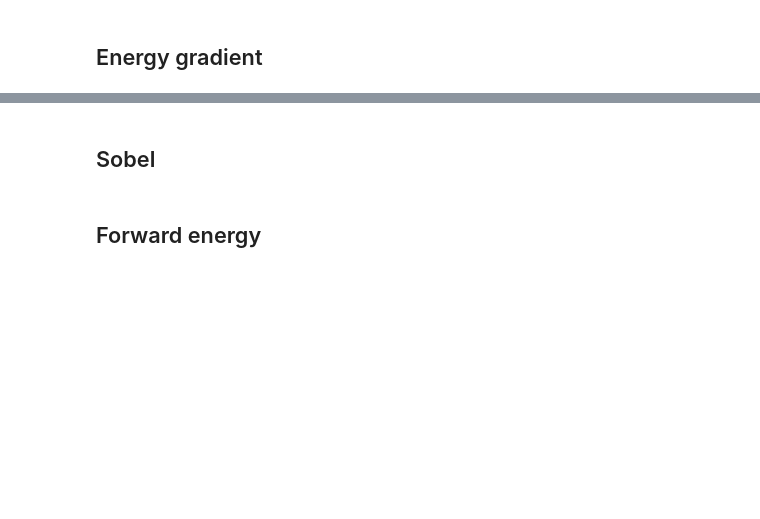
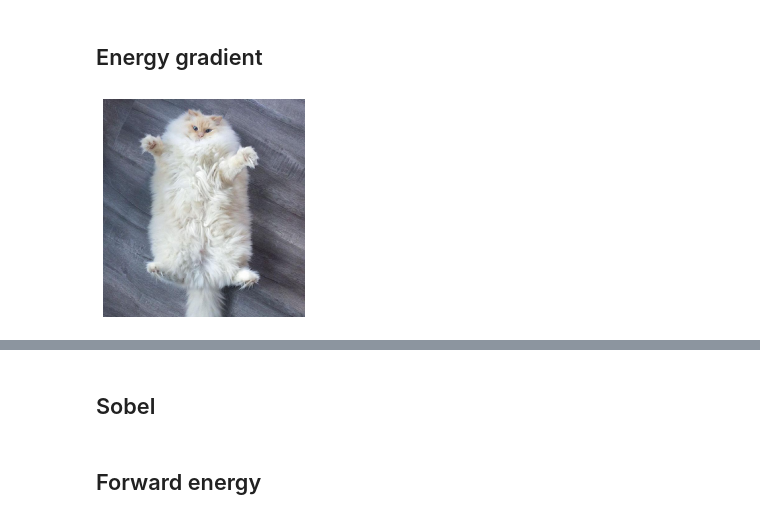
Before and after one commit to MariaKokshaikina/SeamCarving, a Jupyter notebook: Experiments.ipynb, the cells around one changed output, grey strips where cells are left out. Saved outputs shown, nothing was run; the diff lists cells and outputs as text; code cells hidden in the pictures; blank space fills up the shorter version.

```diff
--- a/Experiments.ipynb
+++ b/Experiments.ipynb
@@ -23,12 +45,20 @@ importance_map = np.zeros(np.asarray(img)[:,:,0].shape)
 # %%
 sc_dual_grad = SeamCarve(image_path=img_path,
                 new_width=new_width,
                 energy_function=energy_gradient,
                 seam_map_function=seams_map_dp,
                 carve_function=carve_column_mask,
                 importance_map = importance_map,
-                name_suffix='dual_grad')
+                name_suffix='dual_grad_with_object')
 
 sc_dual_grad.run()
+
+sc_dual_grad.save_result()
+
+plt.imshow(sc_dual_grad.final_image)
+plt.axis(False)
+plt.show()
+# %% [output]
+[figure, added]
 # %%
 # sc_dual_grad.__dict__
```
Also changed, not shown: parts of 10 cells of this notebook, 1 other file.
